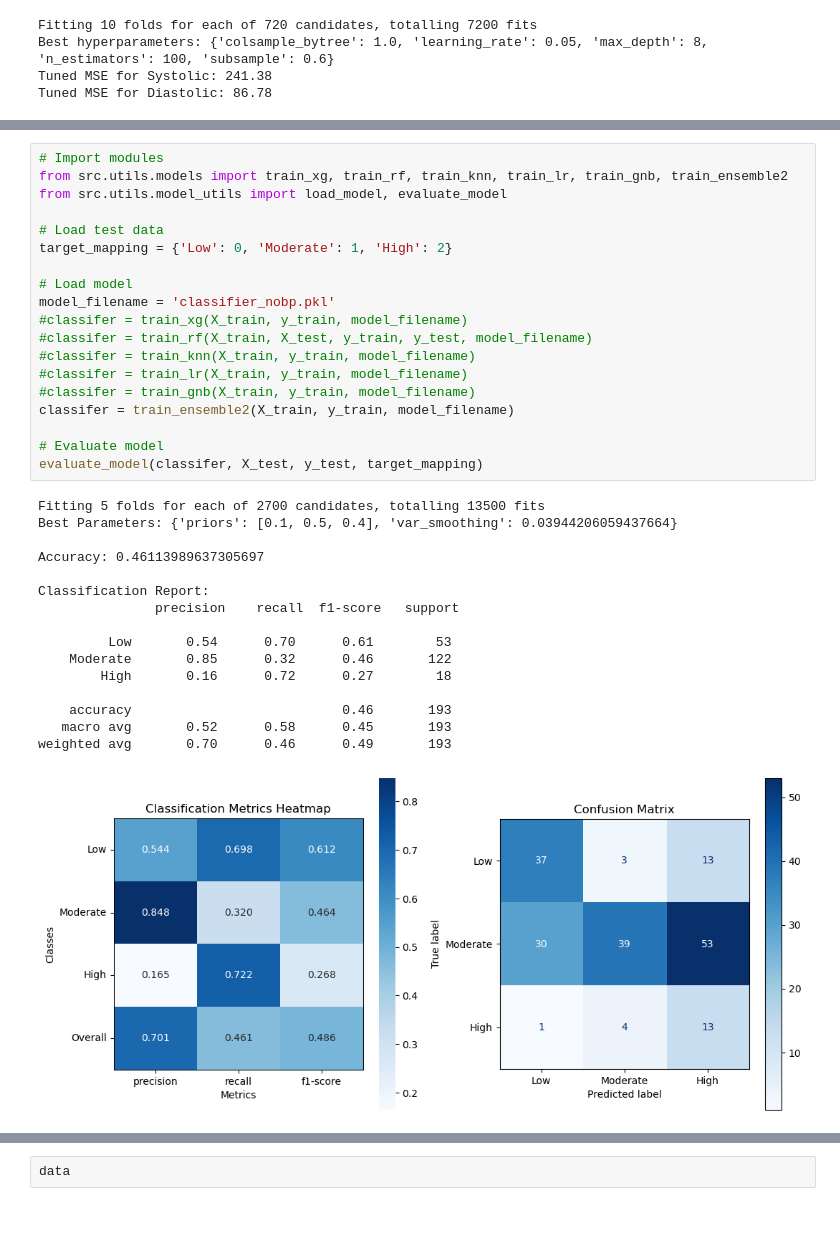
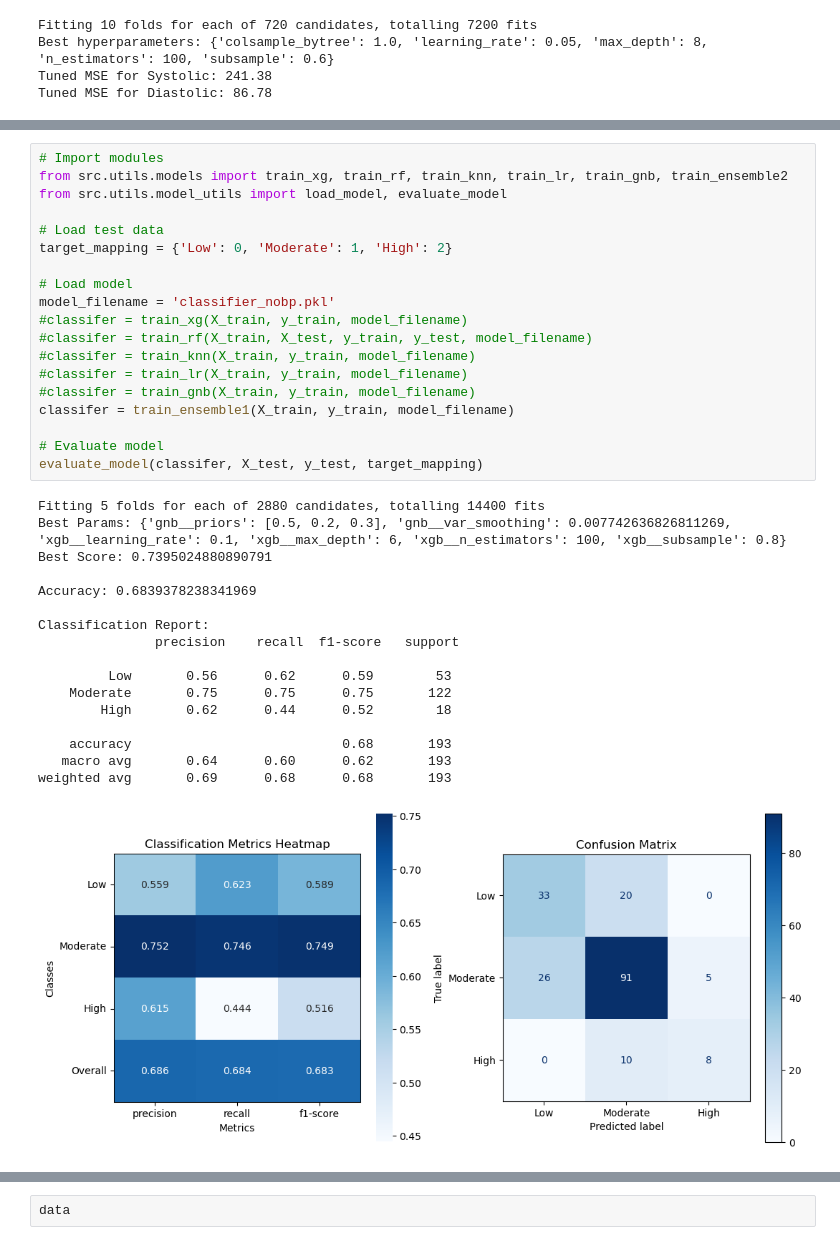
Before and after one commit to edwardbensa/hidden-ckd, a Jupyter notebook: notebooks/ml/ml_nobp-04.ipynb, the cells around one changed output, grey strips where cells are left out. Saved outputs shown, nothing was run; the diff lists cells and outputs as text; blank space fills up the shorter version.

```diff
--- a/notebooks/ml/ml_nobp-04.ipynb
+++ b/notebooks/ml/ml_nobp-04.ipynb
@@ -171,39 +173,40 @@ Final test shape: (193, 18)
 # %%
 # Import modules
 from src.utils.models import train_xg, train_rf, train_knn, train_lr, train_gnb, train_ensemble2
 from src.utils.model_utils import load_model, evaluate_model
 
 # Load test data
 target_mapping = {'Low': 0, 'Moderate': 1, 'High': 2}
 
 # Load model
 model_filename = 'classifier_nobp.pkl'
 #classifer = train_xg(X_train, y_train, model_filename)
 #classifer = train_rf(X_train, X_test, y_train, y_test, model_filename)
 #classifer = train_knn(X_train, y_train, model_filename)
 #classifer = train_lr(X_train, y_train, model_filename)
 #classifer = train_gnb(X_train, y_train, model_filename)
-classifer = train_ensemble2(X_train, y_train, model_filename)
+classifer = train_ensemble1(X_train, y_train, model_filename)
 
 # Evaluate model
 evaluate_model(classifer, X_test, y_test, target_mapping)
 # %% [output]
-Fitting 5 folds for each of 2700 candidates, totalling 13500 fits
-Best Parameters: {'priors': [0.1, 0.5, 0.4], 'var_smoothing': 0.03944206059437664}
+Fitting 5 folds for each of 2880 candidates, totalling 14400 fits
+Best Params: {'gnb__priors': [0.5, 0.2, 0.3], 'gnb__var_smoothing': 0.007742636826811269, 'xgb__learning_rate': 0.1, 'xgb__max_depth': 6, 'xgb__n_estimators': 100, 'xgb__subsample': 0.8}
+Best Score: 0.7395024880890791
 
-Accuracy: 0.46113989637305697
+Accuracy: 0.6839378238341969
 
 Classification Report:
                precision    recall  f1-score   support
 
-         Low       0.54      0.70      0.61        53
-    Moderate       0.85      0.32      0.46       122
-        High       0.16      0.72      0.27        18
+         Low       0.56      0.62      0.59        53
+    Moderate       0.75      0.75      0.75       122
+        High       0.62      0.44      0.52        18
 
-    accuracy                           0.46       193
-   macro avg       0.52      0.58      0.45       193
-weighted avg       0.70      0.46      0.49       193
+    accuracy                           0.68       193
+   macro avg       0.64      0.60      0.62       193
+weighted avg       0.69      0.68      0.68       193
-[figure, old version]
+[figure, new version]
 # %%
 data = pd.DataFrame([{
     'Age': 66,
```
Also changed, not shown: parts of 3 cells of this notebook, 5 other files.
